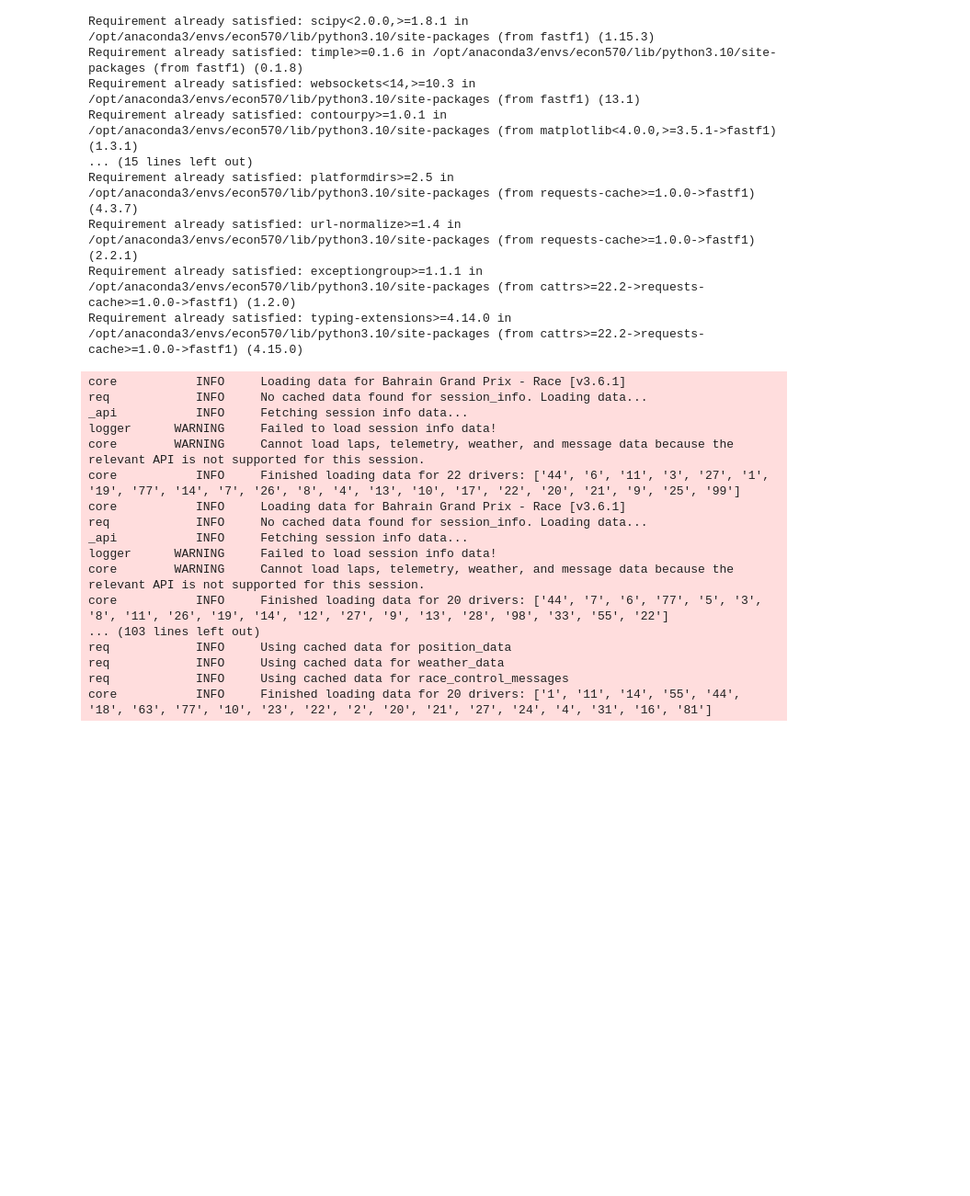
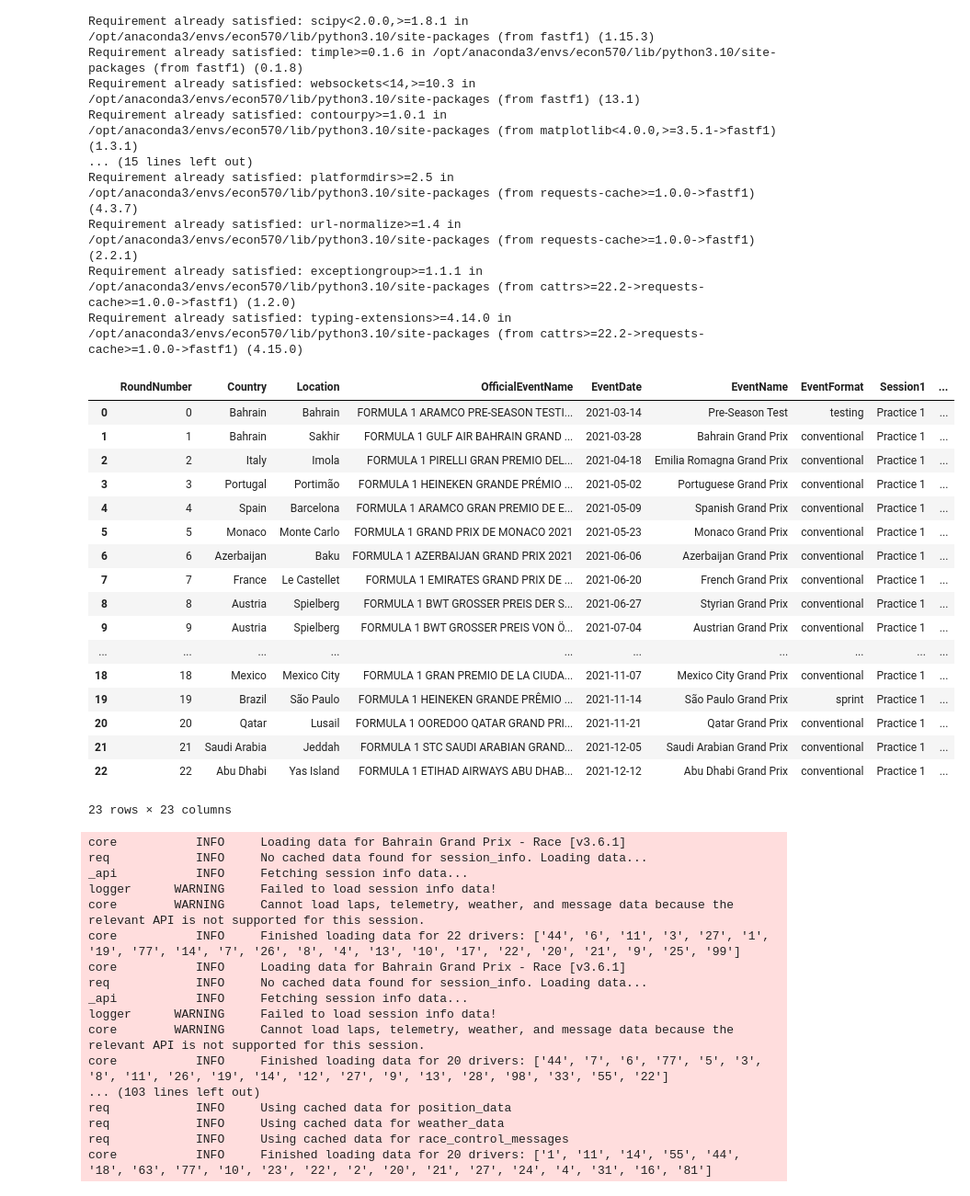
Before and after one commit to messymoose/ECON570, a Jupyter notebook: F1/project_draft.ipynb, the cells around one changed output. Shown at 92% size. Cells and saved outputs as stored; diff of their text form; code cells hidden in the pictures; blank space fills up the shorter version.

```diff
--- a/F1/project_draft.ipynb
+++ b/F1/project_draft.ipynb
@@ -39,6 +39,29 @@ Requirement already satisfied: platformdirs>=2.5 in /opt/anaconda3/envs/econ570/
 Requirement already satisfied: url-normalize>=1.4 in /opt/anaconda3/envs/econ570/lib/python3.10/site-packages (from requests-cache>=1.0.0->fastf1) (2.2.1)
 Requirement already satisfied: exceptiongroup>=1.1.1 in /opt/anaconda3/envs/econ570/lib/python3.10/site-packages (from cattrs>=22.2->requests-cache>=1.0.0->fastf1) (1.2.0)
 Requirement already satisfied: typing-extensions>=4.14.0 in /opt/anaconda3/envs/econ570/lib/python3.10/site-packages (from cattrs>=22.2->requests-cache>=1.0.0->fastf1) (4.15.0)
+# %%
+import fastf1
+fastf1.Cache.enable_cache("F1/f1_cache")
+fastf1.get_event_schedule(2021)
+# %% [output]
+|  | RoundNumber | Country | Location | OfficialEventName | EventDate | EventName | EventFormat | Session1 | ... |
+| 0 | 0 | Bahrain | Bahrain | FORMULA 1 ARAMCO PRE-SEASON TESTI... | 2021-03-14 | Pre-Season Test | testing | Practice 1 | ... |
+| 1 | 1 | Bahrain | Sakhir | FORMULA 1 GULF AIR BAHRAIN GRAND ... | 2021-03-28 | Bahrain Grand Prix | conventional | Practice 1 | ... |
+| 2 | 2 | Italy | Imola | FORMULA 1 PIRELLI GRAN PREMIO DEL... | 2021-04-18 | Emilia Romagna Grand Prix | conventional | Practice 1 | ... |
+| 3 | 3 | Portugal | Portimão | FORMULA 1 HEINEKEN GRANDE PRÉMIO ... | 2021-05-02 | Portuguese Grand Prix | conventional | Practice 1 | ... |
+| 4 | 4 | Spain | Barcelona | FORMULA 1 ARAMCO GRAN PREMIO DE E... | 2021-05-09 | Spanish Grand Prix | conventional | Practice 1 | ... |
+| 5 | 5 | Monaco | Monte Carlo | FORMULA 1 GRAND PRIX DE MONACO 2021 | 2021-05-23 | Monaco Grand Prix | conventional | Practice 1 | ... |
+| 6 | 6 | Azerbaijan | Baku | FORMULA 1 AZERBAIJAN GRAND PRIX 2021 | 2021-06-06 | Azerbaijan Grand Prix | conventional | Practice 1 | ... |
+| 7 | 7 | France | Le Castellet | FORMULA 1 EMIRATES GRAND PRIX DE ... | 2021-06-20 | French Grand Prix | conventional | Practice 1 | ... |
+| 8 | 8 | Austria | Spielberg | FORMULA 1 BWT GROSSER PREIS DER S... | 2021-06-27 | Styrian Grand Prix | conventional | Practice 1 | ... |
+| 9 | 9 | Austria | Spielberg | FORMULA 1 BWT GROSSER PREIS VON Ö... | 2021-07-04 | Austrian Grand Prix | conventional | Practice 1 | ... |
+| ... | ... | ... | ... | ... | ... | ... | ... | ... | ... |
+| 18 | 18 | Mexico | Mexico City | FORMULA 1 GRAN PREMIO DE LA CIUDA... | 2021-11-07 | Mexico City Grand Prix | conventional | Practice 1 | ... |
+| 19 | 19 | Brazil | São Paulo | FORMULA 1 HEINEKEN GRANDE PRÊMIO ... | 2021-11-14 | São Paulo Grand Prix | sprint | Practice 1 | ... |
+| 20 | 20 | Qatar | Lusail | FORMULA 1 OOREDOO QATAR GRAND PRI... | 2021-11-21 | Qatar Grand Prix | conventional | Practice 1 | ... |
+| 21 | 21 | Saudi Arabia | Jeddah | FORMULA 1 STC SAUDI ARABIAN GRAND... | 2021-12-05 | Saudi Arabian Grand Prix | conventional | Practice 1 | ... |
+| 22 | 22 | Abu Dhabi | Yas Island | FORMULA 1 ETIHAD AIRWAYS ABU DHAB... | 2021-12-12 | Abu Dhabi Grand Prix | conventional | Practice 1 | ... |
+23 rows × 23 columns
 # %%
 ff1.Cache.enable_cache("F1/f1_cache")  # or your existing path
 
```
Also changed, not shown: parts of 8 cells of this notebook, 8 other files.
